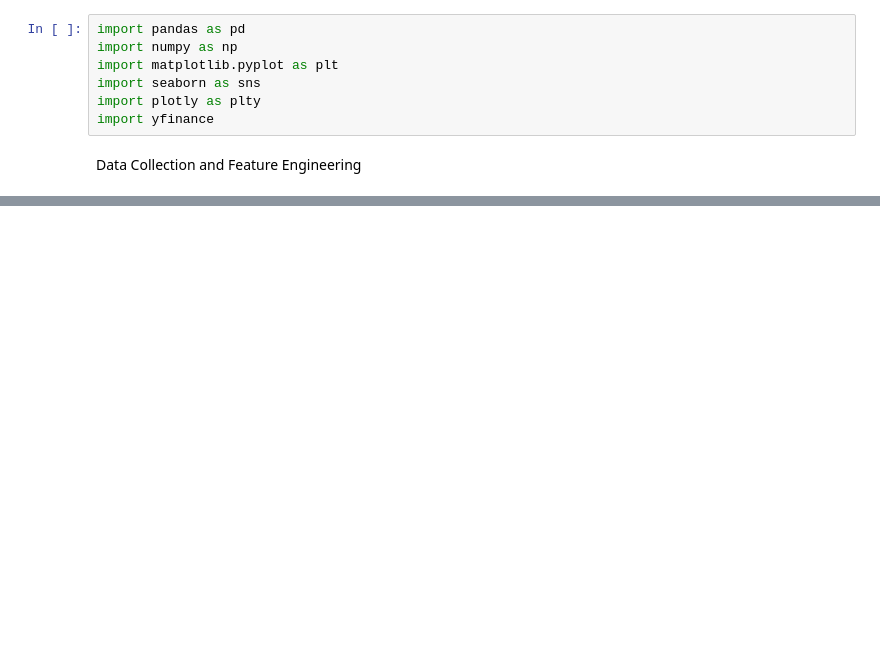
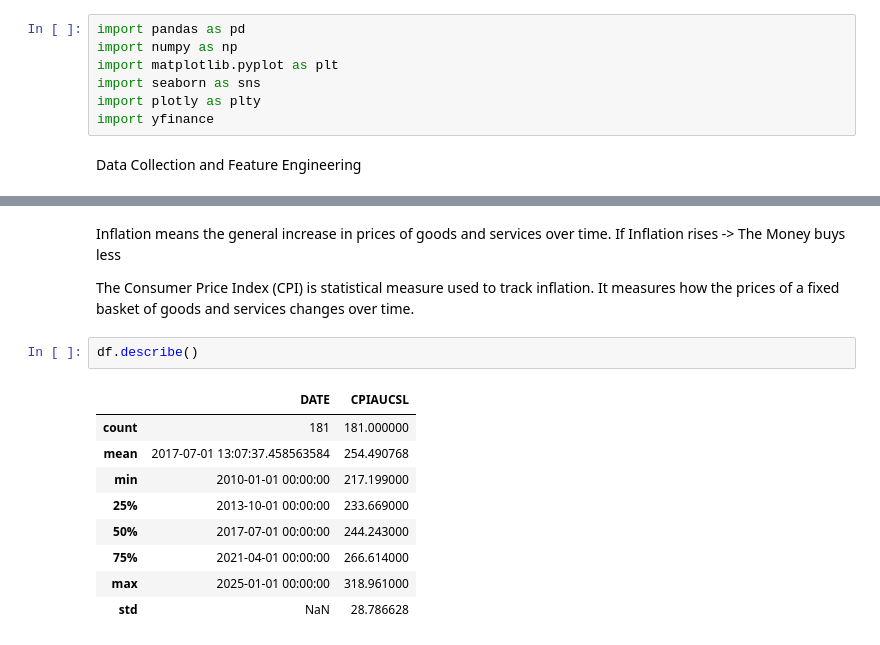
Before and after one commit to tanmaykumarchaki/AI-Driven-Market-Transformation-Analytics, a Jupyter notebook: ai-market-regime-shift-analysis/data_import.ipynb, the cells around one changed output, grey strips where cells are left out. Saved outputs shown, nothing was run; the diff lists cells and outputs as text; blank space fills up the shorter version.

```diff
--- a/ai-market-regime-shift-analysis/data_import.ipynb
+++ b/ai-market-regime-shift-analysis/data_import.ipynb
@@ -26,0 +28,18 @@ Downloading Unemployment from FRED...
+# %% [markdown]
+Inflation means the general increase in prices of goods and services over time.
+If Inflation rises -> The Money buys less
+
+The Consumer Price Index (CPI) is statistical measure used to track inflation.
+It measures how the prices of a fixed basket of goods and services changes over time.
+# %%
+df.describe()
+# %% [output]
+|  | DATE | CPIAUCSL |
+| count | 181 | 181.000000 |
+| mean | 2017-07-01 13:07:37.458563584 | 254.490768 |
+| min | 2010-01-01 00:00:00 | 217.199000 |
+| 25% | 2013-10-01 00:00:00 | 233.669000 |
+| 50% | 2017-07-01 00:00:00 | 244.243000 |
+| 75% | 2021-04-01 00:00:00 | 266.614000 |
+| max | 2025-01-01 00:00:00 | 318.961000 |
+| std | NaN | 28.786628 |
```
Also changed, not shown: parts of 3 cells of this notebook.
